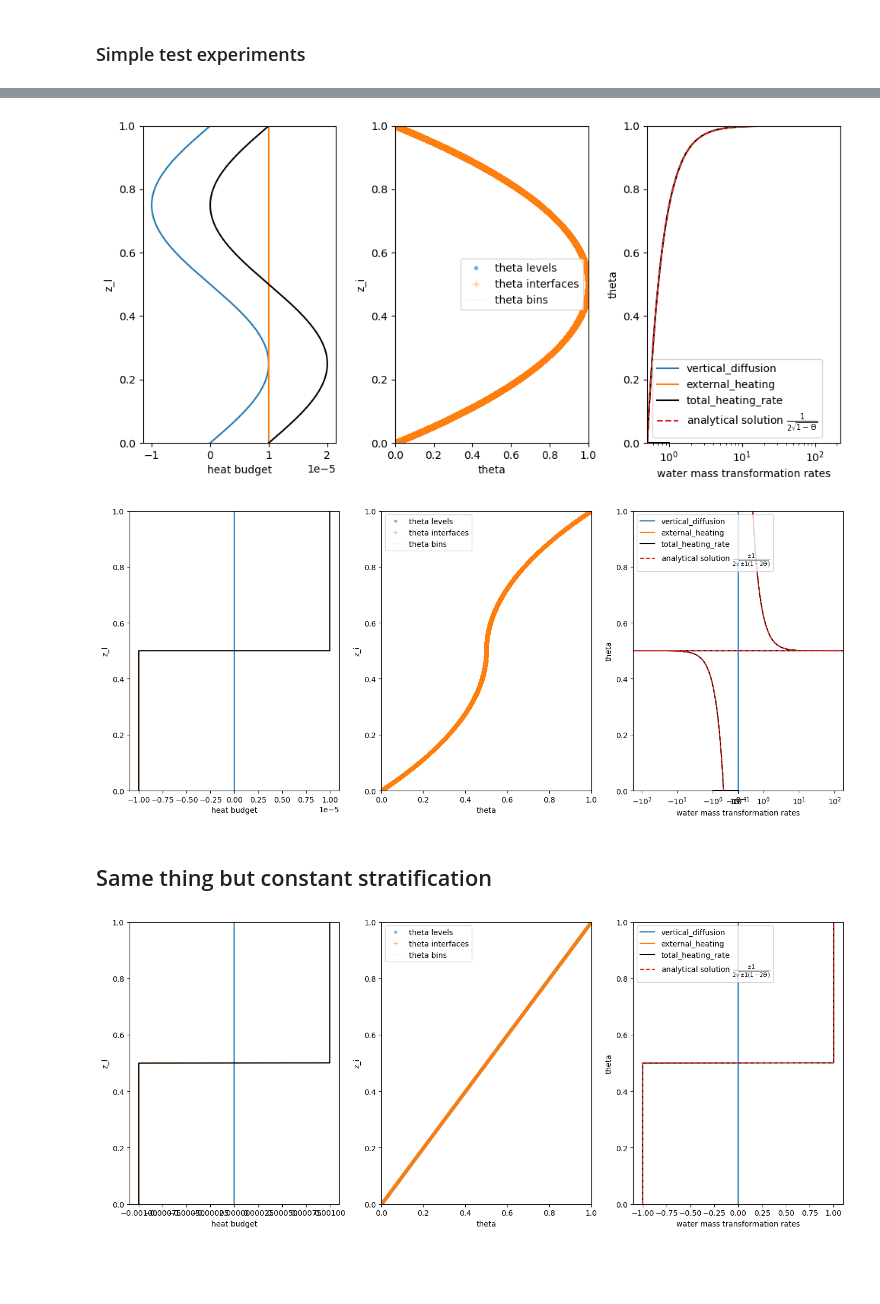
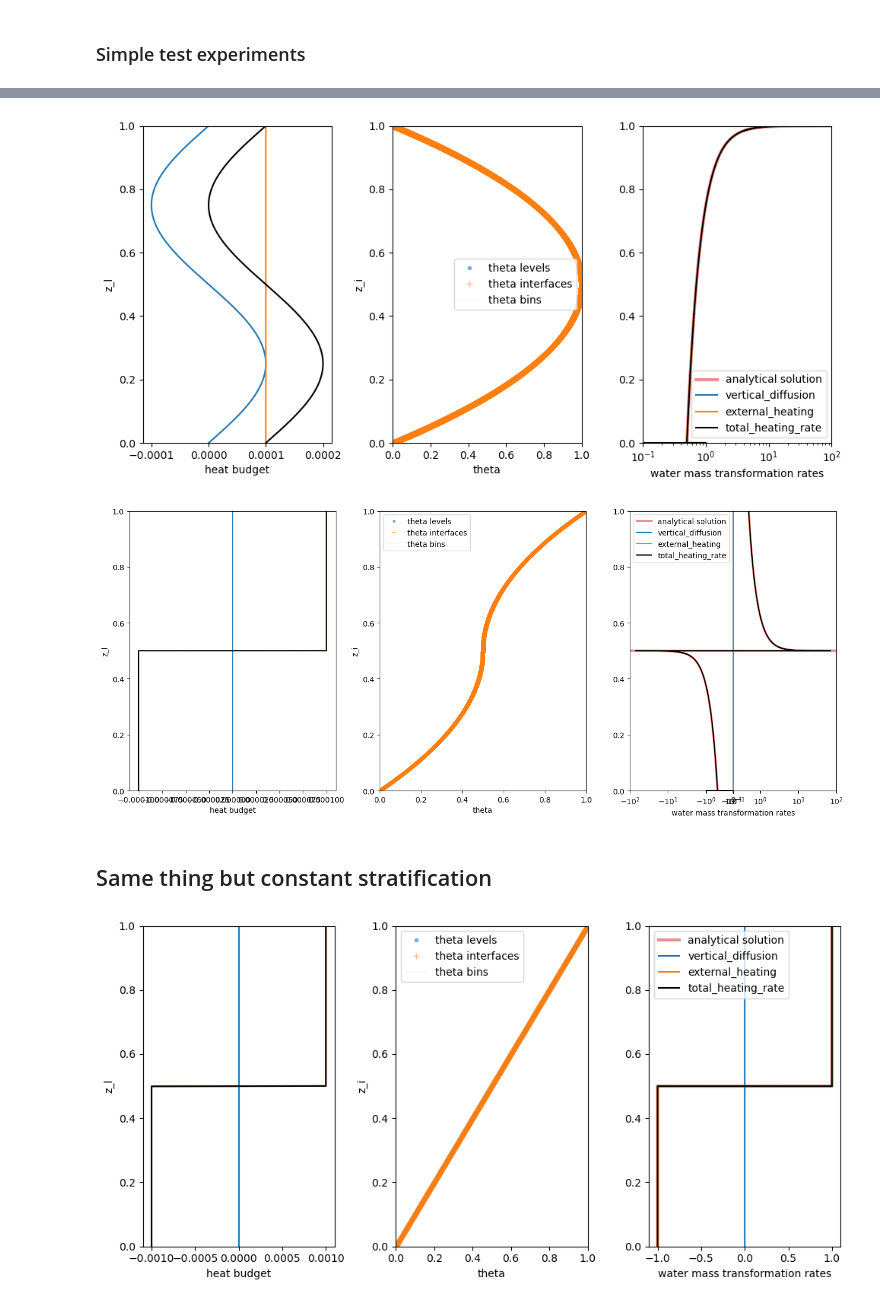
Before and after one commit to NOAA-GFDL/xwmt, a Jupyter notebook: notebooks/testing_examples.ipynb, the cells around one changed output, grey strips where cells are left out. Cells and saved outputs as stored; diff of their text form; code cells hidden in the pictures; blank space fills up the shorter version.

```diff
--- a/notebooks/testing_examples.ipynb
+++ b/notebooks/testing_examples.ipynb
@@ -309,6 +315,6 @@ plt.tight_layout()
 # %%
-dz = 1.e-5
-dlam = 1.e-5
+dz = 1.e-4
+dlam = 1.e-4
 bins = np.arange(0., 1.+dlam, dlam)
 # %%
 def lam_nonmonotic_stratification(z):
@@ -386,28 +392,25 @@ plt.title("")
 plt.legend()
 
 plt.subplot(1,3,3)
+lam = wmts[wmt].theta
+dlam_analytical = 1.e-5
+lam_analytical = np.arange(dlam_analytical/2, 1., dlam_analytical)
+plt.plot(exact_solution(lam_analytical), lam_analytical, color="C3", ls="-", label="analytical solution", lw=3, alpha=0.5)
+
 for wmt in budget_dict['heat']['rhs'].values():
-    wmts[wmt].plot(y="theta", label=wmt)
+    plt.step(np.append(wmts[wmt], [0]), bins, label=wmt, where="pre")
 for wmt in budget_dict['heat']['lhs'].values():
-    wmts[wmt].plot(y="theta", label=wmt, color="k")
+    plt.step(np.append(wmts[wmt], [0]), bins, label=wmt, color="k", where="pre")
 plt.ylim(0, 1)
-
-
-lam = wmts[wmt].theta
-exact_solution(lam).plot(y="theta", color="C3", ls="--", label=r"analytical solution $\frac{1}{2\sqrt{1 - \Theta}}$")
 
 plt.legend()
 plt.ylim(0, 1)
-plt.xlim(exact_solution(lam).min(), exact_solution(lam).max())
+plt.xlim(0.1, 100)
 plt.xscale("log")
 plt.xlabel("water mass transformation rates")
 plt.tight_layout()
 # %% [output]
-[figure, old version]
+[figure, new version]
-# %%
-dz = 1.e-5
-dlam = 1.e-5
-bins = np.arange(0., 1.+dlam, dlam)
 # %%
 def lam_vanishing_stratification(z):
     sign = 2*np.float64(z>0.5)-1
@@ -486,24 +489,24 @@ plt.title("")
 plt.legend()
 
 plt.subplot(1,3,3)
+lam = wmts[wmt].theta
+dlam_analytical = 1.e-5
+lam_analytical = np.arange(dlam_analytical/2, 1., dlam_analytical)
+plt.plot(exact_solution(lam_analytical), lam_analytical, color="C3", ls="-", label="analytical solution", lw=3, alpha=0.5)
+
 for wmt in budget_dict['heat']['rhs'].values():
-    wmts[wmt].plot(y="theta", label=wmt)
+    plt.step(np.append(wmts[wmt], [0]), bins, label=wmt, where="pre")
 for wmt in budget_dict['heat']['lhs'].values():
-    wmts[wmt].plot(y="theta", label=wmt, color="k")
-plt.ylim(0, 1)
-
-
-lam = wmts[wmt].theta
-exact_solution(lam).plot(y="theta", color="C3", ls="--", label=r"analytical solution $\frac{\pm 1}{2\sqrt{\pm1(1 - 2\Theta})}$")
+    plt.step(np.append(wmts[wmt], [0]), bins, label=wmt, color="k", where="pre")
 
 plt.legend(loc="upper left")
 plt.ylim(0, 1)
 plt.xscale("symlog", linthresh=0.2, linscale=0.01)
-plt.xlim(exact_solution(lam).min()*1.1, exact_solution(lam).max()*1.1)
+plt.xlim(-100, 100)
 plt.xlabel("water mass transformation rates")
 plt.tight_layout()
 # %% [output]
-[figure, old version]
+[figure, new version]
 # %% [markdown]
 ## Same thing but constant stratification
 # %%
@@ -557,46 +560,46 @@ grid = xgcm.Grid(ds, coords=coords, metrics=metrics, periodic=['X', 'Y'])
 wmt = xwmt.WaterMassTransformations(ds, grid, budget_dict, cp=1., rho_ref=1.)
 wmts = wmt.integrate_transformations("temperature", bins=bins, sum_components=False)
 
-plt.figure(figsize=(14, 6))
+plt.figure(figsize=(10, 5))
 plt.subplot(1,3,1)
 for wmt in budget_dict['heat']['rhs'].values():
     ds[wmt].plot(y="z_l", label=wmt)
 for wmt in budget_dict['heat']['lhs'].values():
     ds[wmt].plot(y="z_l", label=wmt, color="k")
 plt.ylim(0, 1)
 plt.xlabel("heat budget")
 plt.title("")
 
 plt.subplot(1,3,2)
 lam = ds['theta']
 lam.plot(y="z_l", linewidth=0., alpha=0.5, marker=".", label="theta levels")
 lam_i = (
     grid.interp(lam, "Z", boundary="extend")
     .chunk({grid.axes['Z'].coords['outer']: -1})
     .rename(lam.name)
 )
 lam_i.plot(y="z_i", marker="+", linewidth=0., alpha=0.5, label="theta interfaces")
 plt.axvline(np.nan, color='k', alpha=0.15, lw=0.25, label="theta bins")
 plt.ylim(0, 1)
 plt.xlim(0, 1)
 plt.title("")
 plt.legend()
 
 plt.subplot(1,3,3)
+lam = wmts[wmt].theta
+dlam_analytical = 1.e-5
+lam_analytical = np.arange(dlam_analytical/2, 1., dlam_analytical)
+plt.plot(exact_solution(lam_analytical), lam_analytical, color="C3", ls="-", label="analytical solution", alpha=0.5, lw=3)
+
 for wmt in budget_dict['heat']['rhs'].values():
-    wmts[wmt].plot(y="theta", label=wmt)
+    plt.step(np.append(wmts[wmt], [0]), bins, label=wmt, where="pre")
 for wmt in budget_dict['heat']['lhs'].values():
-    wmts[wmt].plot(y="theta", label=wmt, color="k")
+    plt.step(np.append(wmts[wmt], [0]), bins, label=wmt, color="k", where="pre")
 plt.ylim(0, 1)
 
-
-lam = wmts[wmt].theta
-exact_solution(lam).plot(y="theta", color="C3", ls="--", label=r"analytical solution $\frac{\pm 1}{2\sqrt{\pm1(1 - 2\Theta})}$")
-
-plt.legend(loc="upper left")
+plt.legend()
 plt.ylim(0, 1)
-plt.xlim(exact_solution(lam).min()*1.1, exact_solution(lam).max()*1.1)
 plt.xlabel("water mass transformation rates")
 plt.tight_layout()
 # %% [output]
-[figure, old version]
+[figure, new version]
```
Also changed, not shown: parts of 4 cells of this notebook.
